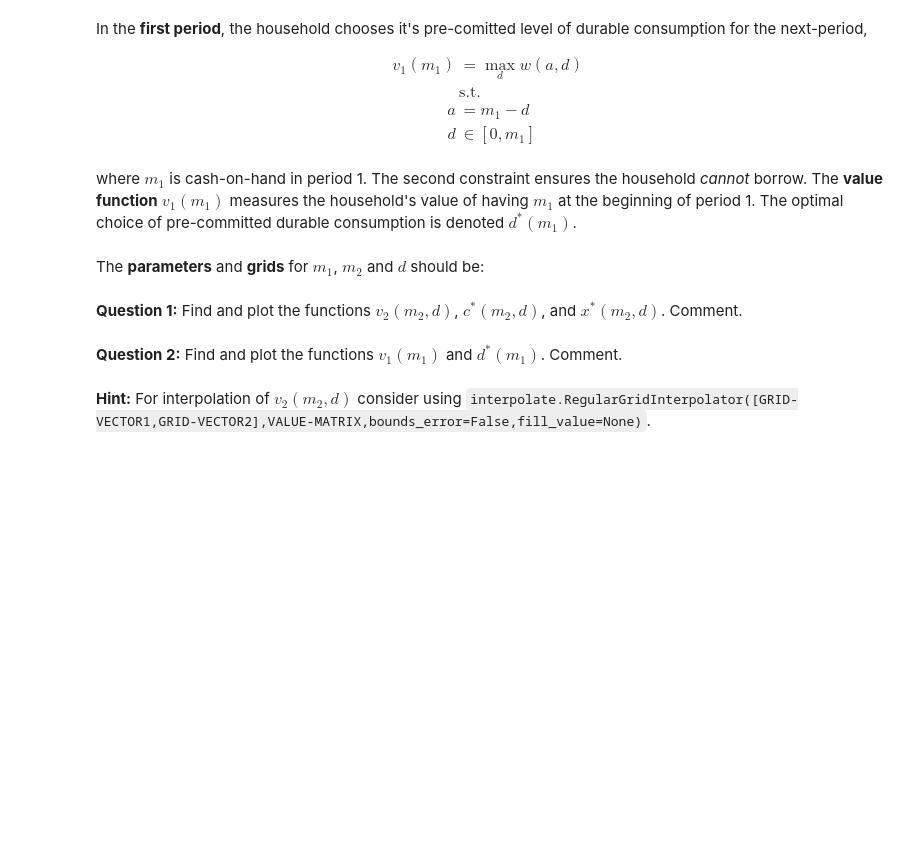
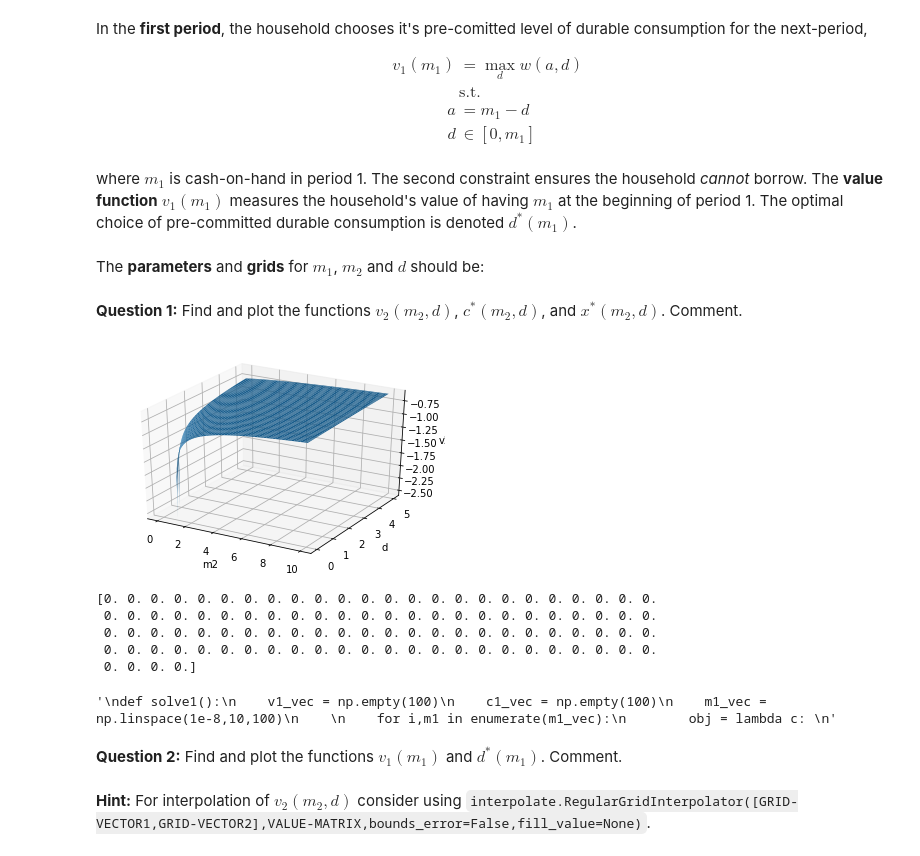
Before and after one commit to NumEconCopenhagen/projects-2020-group404, a Jupyter notebook: examproject/exam_2020.ipynb, the cells around one changed output. Cells and saved outputs as stored; diff of their text form; code cells hidden in the pictures; blank space fills up the shorter version.

```diff
--- a/examproject/exam_2020.ipynb
+++ b/examproject/exam_2020.ipynb
@@ -153,8 +157,8 @@ d_vec = np.linspace(1e-8,5,100)
 # %% [markdown]
 **Question 1:** Find and plot the functions $v_{2}(m_{2},d)$, $c^{\ast}(m_2,d)$, and $x^{\ast}(m_2,d)$. Comment.
 # %%
-c = 1
-def v2(m2, d, c = c,chi = Chi, rho = rho, alpha = alpha):
+
+def v2(m2, d, c,chi = Chi, rho = rho, alpha = alpha):
     x = m2 - c
     return (c**alpha*(d+chi*x)**(1-alpha))**(1-rho)/(1-rho)
 
@@ -170,6 +174,63 @@ def w(a, d, beta, delta = Delta, r = r):
 
     v2 = 1/3*v2_low + 1/3*v2_medium + 1/3*v2_high
     return beta*v2
+
+
+def v1(m1):
+    a1 = m1 - d
+    return w(a, beta, d)
+# %%
+
+fig = plt.figure()
+ax = plt.axes(projection = '3d')
+
+m2_graph, d_graph = np.meshgrid(m2_vec, d_vec)
+v2_graph = v2(m2_graph, d_graph,c)
+
+
+ax.plot_surface(m2_graph, d_graph, v2_graph)
+ax.set_xlabel('m2')
+ax.set_ylabel('d')
+ax.set_zlabel('v2')
+plt.show()
+# %% [output]
+[figure, added]
+# %%
+# Solver
+def solve2(c2_vec, chi, rho, alpha):
+    v2_vec = np.empty(100)
+    c2_vec = np.empty(100)
+    m2_vec = np.linspace(1e-8,10,100)
+
+    for i, m2 in enumerate(m2_vec):
+        obj = lambda c: -v2(m2, d, c,chi = Chi, rho = rho, alpha = alpha)
+
+        x_0 = 1/2*m2
+
+        reslut = optimize.minimize_scalar(obj, x_0, method = 'bounded', bounds = [1e-8,m2])
+
+        v2_vec[i] = -result.fun
+        c2_vec[i] = result.x
+    return m2_vec, v2_vec, c2_vec
+print(c2_vec)
+# %% [output]
+[0. 0. 0. 0. 0. 0. 0. 0. 0. 0. 0. 0. 0. 0. 0. 0. 0. 0. 0. 0. 0. 0. 0. 0.
+ 0. 0. 0. 0. 0. 0. 0. 0. 0. 0. 0. 0. 0. 0. 0. 0. 0. 0. 0. 0. 0. 0. 0. 0.
+ 0. 0. 0. 0. 0. 0. 0. 0. 0. 0. 0. 0. 0. 0. 0. 0. 0. 0. 0. 0. 0. 0. 0. 0.
+ 0. 0. 0. 0. 0. 0. 0. 0. 0. 0. 0. 0. 0. 0. 0. 0. 0. 0. 0. 0. 0. 0. 0. 0.
+ 0. 0. 0. 0.]
+# %%
+'''
+def solve1():
+    v1_vec = np.empty(100)
+    c1_vec = np.empty(100)
+    m1_vec = np.linspace(1e-8,10,100)
+
+    for i,m1 in enumerate(m1_vec):
+        obj = lambda c:
+'''
+# %% [output]
+'\ndef solve1():\n    v1_vec = np.empty(100)\n    c1_vec = np.empty(100)\n    m1_vec = np.linspace(1e-8,10,100)\n    \n    for i,m1 in enumerate(m1_vec):\n        obj = lambda c: \n'
 # %% [markdown]
 **Question 2:** Find and plot the functions $v_{1}(m_{1})$ and $d^{\ast}(m_1)$. Comment.
 # %% [markdown]
```
Also changed, not shown: parts of 2 cells of this notebook.
